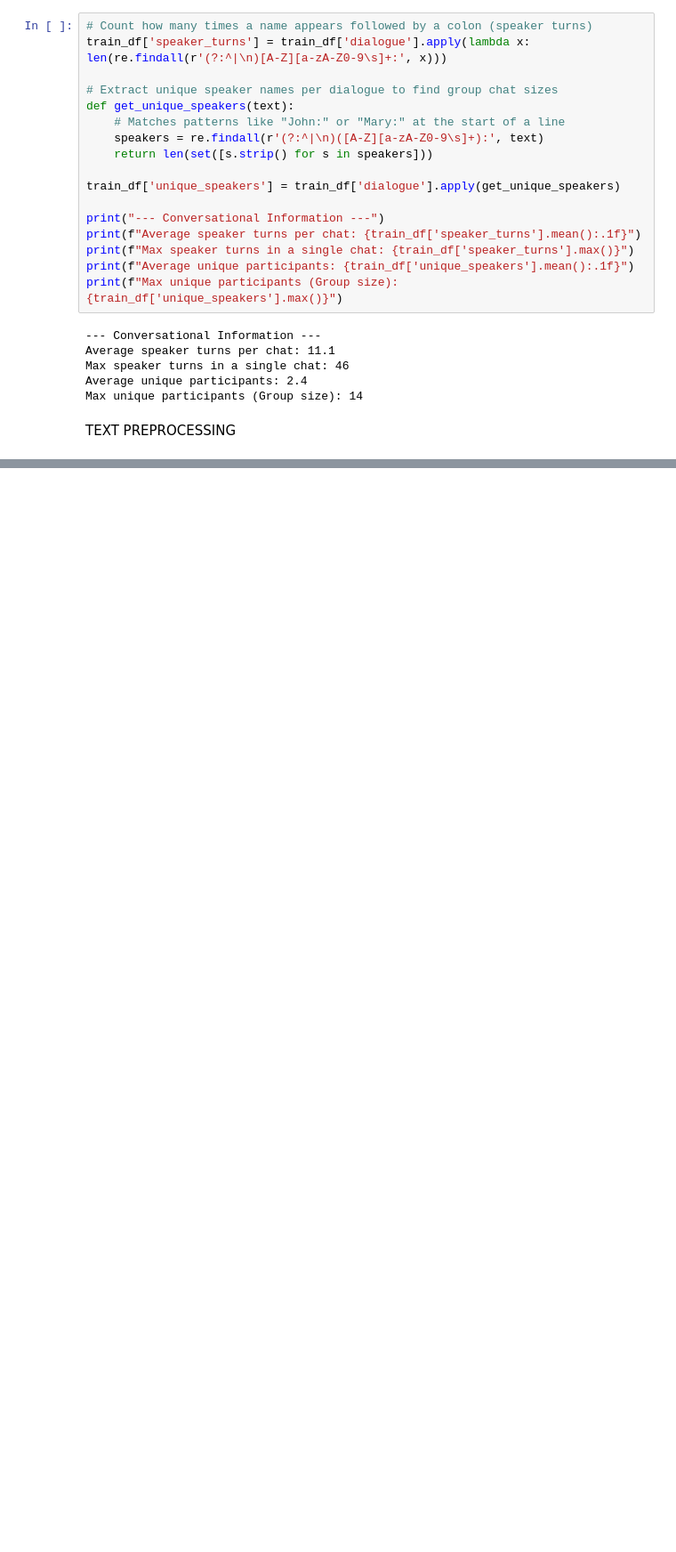
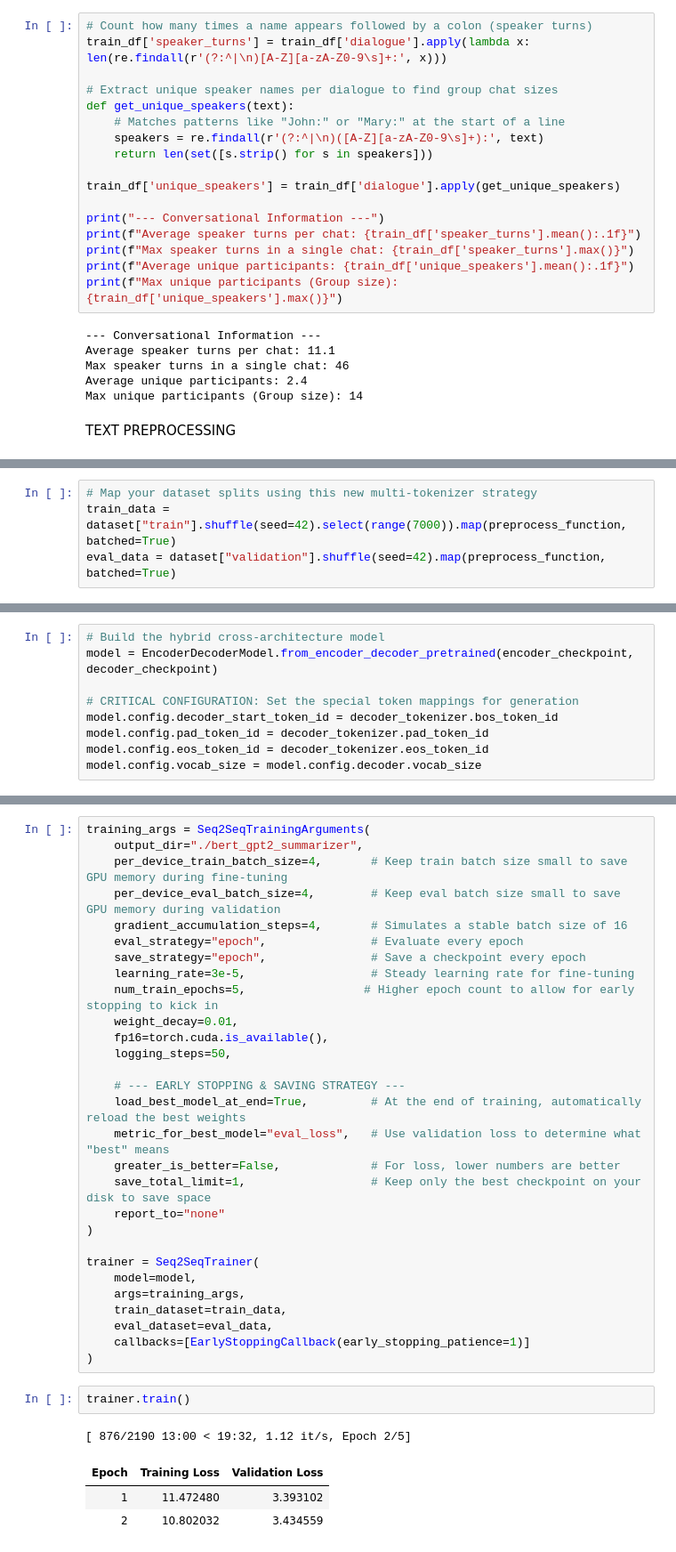
Before and after one commit to FRESE12/Language-Models-for-AI, a Jupyter notebook: language_model_project.ipynb, the cells around one changed output, grey strips where cells are left out. Shown at 89% size. Drawn from its saved outputs; the diff is of its cells as text; blank space fills up the shorter version.

Commit message:
Add preprocessing, model, and finetuning

```diff
--- a/language_model_project.ipynb
+++ b/language_model_project.ipynb
@@ -253,0 +253,4 @@ print(f"• Labels Length (Should be 128): {len(sample_input['labels'])}")
+# %%
+# Map your dataset splits using this new multi-tokenizer strategy
+train_data = dataset["train"].shuffle(seed=42).select(range(7000)).map(preprocess_function, batched=True)
+eval_data = dataset["validation"].shuffle(seed=42).map(preprocess_function, batched=True)
@@ -342,0 +297,9 @@ tensor([[-0.1306, -0.1147,  0.0152,  0.1851, -0.1676]])
+# %%
+# Build the hybrid cross-architecture model
+model = EncoderDecoderModel.from_encoder_decoder_pretrained(encoder_checkpoint, decoder_checkpoint)
+
+# CRITICAL CONFIGURATION: Set the special token mappings for generation
+model.config.decoder_start_token_id = decoder_tokenizer.bos_token_id
+model.config.pad_token_id = decoder_tokenizer.pad_token_id
+model.config.eos_token_id = decoder_tokenizer.eos_token_id
+model.config.vocab_size = model.config.decoder.vocab_size
@@ -344,0 +338,36 @@ CHAT GPT DECODER
+# %%
+training_args = Seq2SeqTrainingArguments(
+    output_dir="./bert_gpt2_summarizer",
+    per_device_train_batch_size=4,       # Keep train batch size small to save GPU memory during fine-tuning
+    per_device_eval_batch_size=4,        # Keep eval batch size small to save GPU memory during validation
+    gradient_accumulation_steps=4,       # Simulates a stable batch size of 16
+    eval_strategy="epoch",               # Evaluate every epoch
+    save_strategy="epoch",               # Save a checkpoint every epoch
+    learning_rate=3e-5,                  # Steady learning rate for fine-tuning
+    num_train_epochs=5,                 # Higher epoch count to allow for early stopping to kick in
+    weight_decay=0.01,
+    fp16=torch.cuda.is_available(),
+    logging_steps=50,
+
+    # --- EARLY STOPPING & SAVING STRATEGY ---
+    load_best_model_at_end=True,         # At the end of training, automatically reload the best weights
+    metric_for_best_model="eval_loss",   # Use validation loss to determine what "best" means
+    greater_is_better=False,             # For loss, lower numbers are better
+    save_total_limit=1,                  # Keep only the best checkpoint on your disk to save space
+    report_to="none"
+)
+
+trainer = Seq2SeqTrainer(
+    model=model,
+    args=training_args,
+    train_dataset=train_data,
+    eval_dataset=eval_data,
+    callbacks=[EarlyStoppingCallback(early_stopping_patience=1)]
+)
+# %%
+trainer.train()
+# %% [output]
+[ 876/2190 13:00 < 19:32, 1.12 it/s, Epoch 2/5]
+| Epoch | Training Loss | Validation Loss |
+| 1 | 11.472480 | 3.393102 |
+| 2 | 10.802032 | 3.434559 |
```
Also changed, not shown: parts of 20 cells of this notebook.
